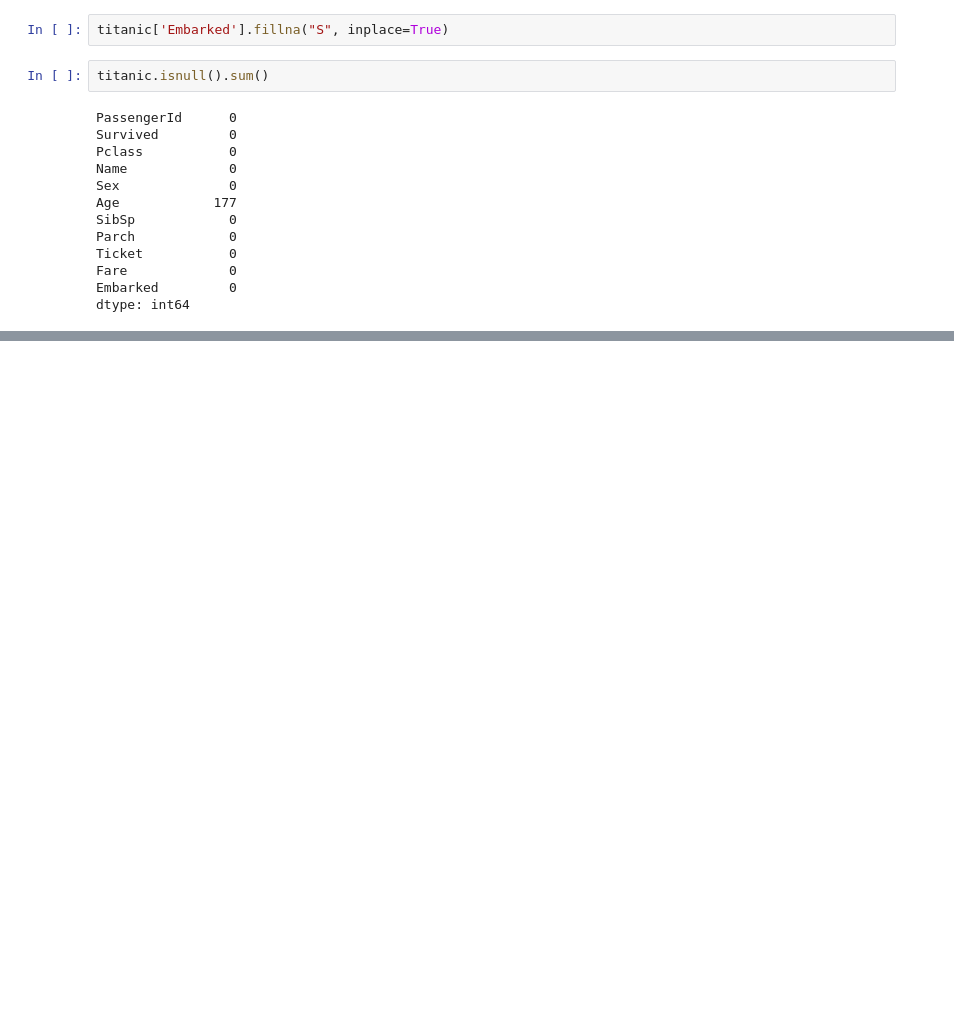
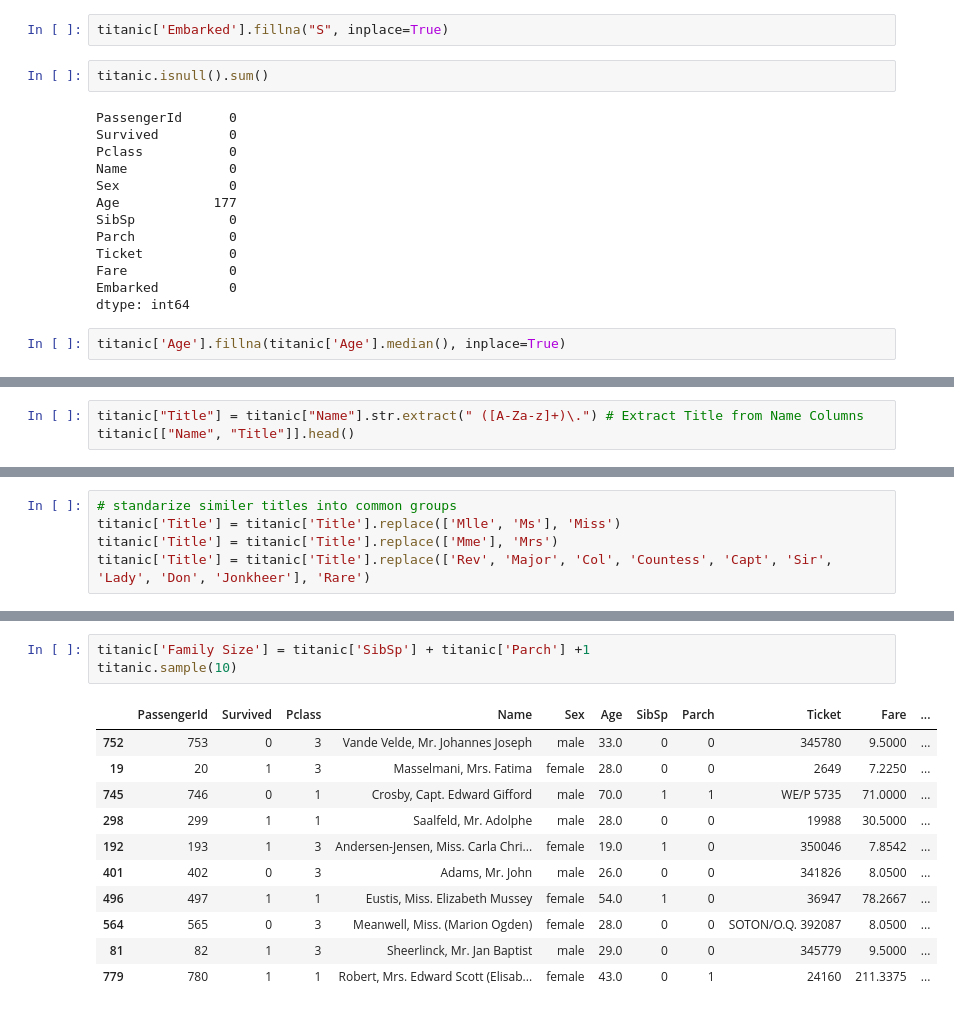
Before and after one commit to BadarsCode/Rhombix-Techonologies, a Jupyter notebook: Rhombix_Task_1.ipynb, the cells around one changed output, grey strips where cells are left out. Drawn from its saved outputs; the diff is of its cells as text; blank space fills up the shorter version.

Commit message:
comminting untill Family size

```diff
--- a/Rhombix_Task_1.ipynb
+++ b/Rhombix_Task_1.ipynb
@@ -207,3 +207,5 @@ Ticket           0
 Fare             0
 Embarked         0
 dtype: int64
+# %%
+titanic['Age'].fillna(titanic['Age'].median(), inplace=True)
@@ -209,0 +227,3 @@ dtype: int64
+# %%
+titanic["Title"] = titanic["Name"].str.extract(" ([A-Za-z]+)\.") # Extract Title from Name Columns
+titanic[["Name", "Title"]].head()
@@ -209,0 +259,5 @@ dtype: int64
+# %%
+# standarize similer titles into common groups
+titanic['Title'] = titanic['Title'].replace(['Mlle', 'Ms'], 'Miss')
+titanic['Title'] = titanic['Title'].replace(['Mme'], 'Mrs')
+titanic['Title'] = titanic['Title'].replace(['Rev', 'Major', 'Col', 'Countess', 'Capt', 'Sir', 'Lady', 'Don', 'Jonkheer'], 'Rare')
@@ -209,0 +284,15 @@ dtype: int64
+# %%
+titanic['Family Size'] = titanic['SibSp'] + titanic['Parch'] +1
+titanic.sample(10)
+# %% [output]
+|  | PassengerId | Survived | Pclass | Name | Sex | Age | SibSp | Parch | Ticket | Fare | ... |
+| 752 | 753 | 0 | 3 | Vande Velde, Mr. Johannes Joseph | male | 33.0 | 0 | 0 | 345780 | 9.5000 | ... |
+| 19 | 20 | 1 | 3 | Masselmani, Mrs. Fatima | female | 28.0 | 0 | 0 | 2649 | 7.2250 | ... |
+| 745 | 746 | 0 | 1 | Crosby, Capt. Edward Gifford | male | 70.0 | 1 | 1 | WE/P 5735 | 71.0000 | ... |
+| 298 | 299 | 1 | 1 | Saalfeld, Mr. Adolphe | male | 28.0 | 0 | 0 | 19988 | 30.5000 | ... |
+| 192 | 193 | 1 | 3 | Andersen-Jensen, Miss. Carla Chri... | female | 19.0 | 1 | 0 | 350046 | 7.8542 | ... |
+| 401 | 402 | 0 | 3 | Adams, Mr. John | male | 26.0 | 0 | 0 | 341826 | 8.0500 | ... |
+| 496 | 497 | 1 | 1 | Eustis, Miss. Elizabeth Mussey | female | 54.0 | 1 | 0 | 36947 | 78.2667 | ... |
+| 564 | 565 | 0 | 3 | Meanwell, Miss. (Marion Ogden) | female | 28.0 | 0 | 0 | SOTON/O.Q. 392087 | 8.0500 | ... |
+| 81 | 82 | 1 | 3 | Sheerlinck, Mr. Jan Baptist | male | 29.0 | 0 | 0 | 345779 | 9.5000 | ... |
+| 779 | 780 | 1 | 1 | Robert, Mrs. Edward Scott (Elisab... | female | 43.0 | 0 | 1 | 24160 | 211.3375 | ... |
```
Also changed, not shown: parts of 8 cells of this notebook.
